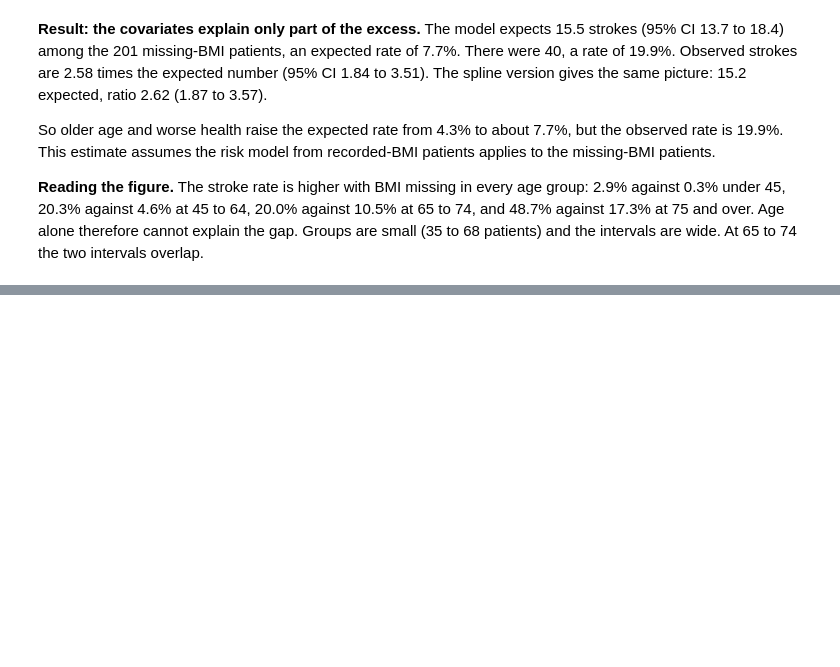
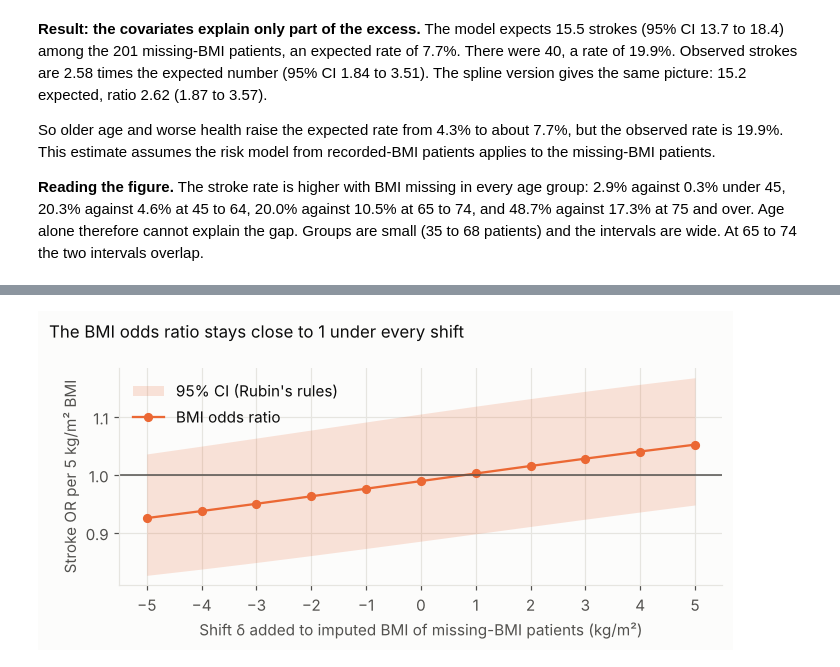
Before and after one commit to pcismyname/Stroke_Prediction_MAS, a Jupyter notebook: notebooks/02_missing_bmi.ipynb, the cells around one changed output, grey strips where cells are left out. Saved outputs shown, nothing was run; the diff lists cells and outputs as text; code cells hidden in the pictures; blank space fills up the shorter version.

```diff
--- a/notebooks/02_missing_bmi.ipynb
+++ b/notebooks/02_missing_bmi.ipynb
@@ -399,0 +513,31 @@ So older age and worse health raise the expected rate from 4.3% to about 7.7%, b
+# %%
+X_full = design(model_df)
+y_full = model_df["stroke"].to_numpy()
+imputed_sets = impute_full(model_df, m=N_IMPUTATIONS, seed=SEED)
+TERM_NAMES = ["const"] + MODEL_COLS
+
+delta_rows = []
+for delta in range(-5, 6):
+    estimates, variances, missing_risk = [], [], []
+    for X_imp in imputed_sets:
+        X_shift = X_imp.copy()
+        X_shift.loc[is_missing, "bmi"] += delta / UNITS["bmi"]   # BMI is stored per 5 kg/m²
+        fit = fit_sm_logit(X_shift, y_full)
+        estimates.append(fit.params.to_numpy())
+        variances.append(np.diag(fit.cov_params().to_numpy()))
+        risk = fit.predict(sm.add_constant(X_shift[MODEL_COLS], has_constant="add"))
+        missing_risk.append(risk[is_missing].mean())
+    pooled = rubin_pool(np.array(estimates), np.array(variances))
+    pooled.index = TERM_NAMES
+    delta_rows.append({"delta_kg_m2": delta,
+                       "bmi_or": np.exp(pooled.loc["bmi", "estimate"]),
+                       "bmi_ci_low": np.exp(pooled.loc["bmi", "ci_low"]),
+                       "bmi_ci_high": np.exp(pooled.loc["bmi", "ci_high"]),
+                       "bmi_p": pooled.loc["bmi", "p_value"],
+                       "age_or": np.exp(pooled.loc["age", "estimate"]),
+                       "age_ci_low": np.exp(pooled.loc["age", "ci_low"]),
+                       "age_ci_high": np.exp(pooled.loc["age", "ci_high"]),
+                       "mean_risk_missing_pct": 100 * np.mean(missing_risk)})
+delta_table = pd.DataFrame(delta_rows)
+delta_table.to_csv(TABLES / "missing_bmi_delta_adjustment.csv", index=False)
+display(delta_table.round(3))
@@ -399,0 +557,16 @@ So older age and worse health raise the expected rate from 4.3% to about 7.7%, b
+# %%
+fig, ax = plt.subplots(figsize=(6.4, 3.1))
+ax.fill_between(delta_table["delta_kg_m2"], delta_table["bmi_ci_low"], delta_table["bmi_ci_high"],
+                color=MISSING, alpha=0.18, lw=0, label="95% CI (Rubin's rules)")
+ax.plot(delta_table["delta_kg_m2"], delta_table["bmi_or"], "o-", color=MISSING, ms=5, label="BMI odds ratio")
+ax.axhline(1, color=INK_2, lw=1)
+ax.set_xticks(delta_table["delta_kg_m2"])
+ax.set_xlabel("Shift δ added to imputed BMI of missing-BMI patients (kg/m²)")
+ax.set_ylabel("Stroke OR per 5 kg/m² BMI")
+ax.legend(loc="upper left")
+fig.suptitle("The BMI odds ratio stays close to 1 under every shift", x=0.02, ha="left", fontsize=11)
+fig.tight_layout()
+fig.savefig(FIGURES / "missing_bmi_delta_adjustment.png")
+plt.show()
+# %% [output]
+[figure, added]
```
Also changed, not shown: parts of 13 cells of this notebook, 12 other files.
